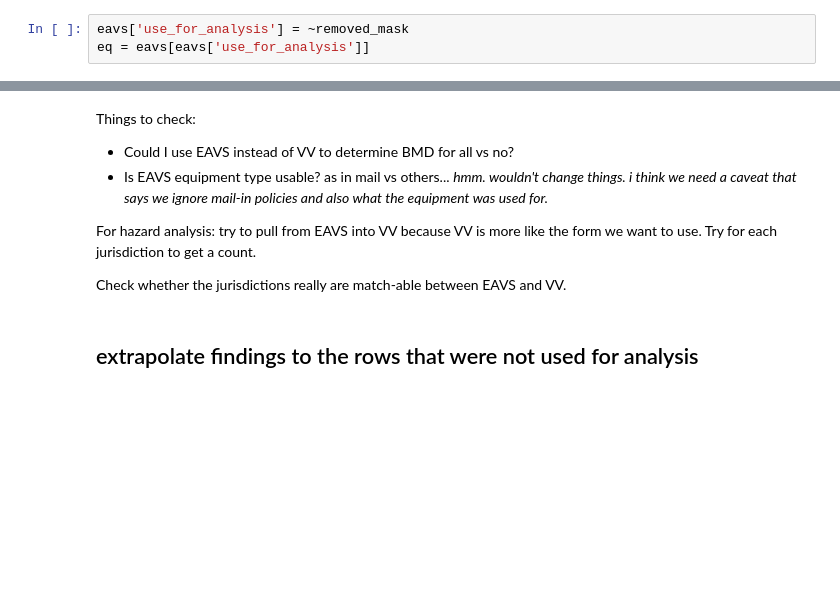
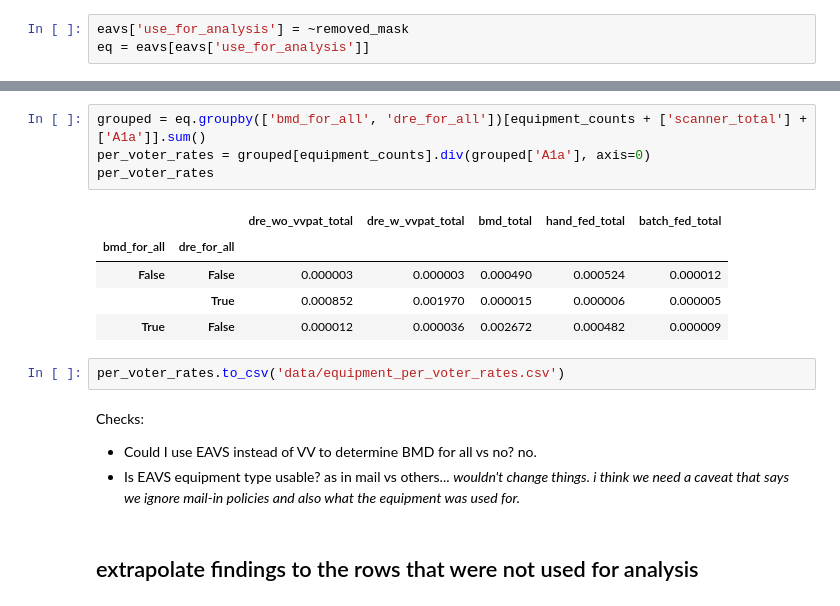
Before and after one commit to Bipartisan-Policy-Center/voting-equipment, a Jupyter notebook: cost_analysis.ipynb, the cells around one changed output, grey strips where cells are left out. Saved outputs shown, nothing was run; the diff lists cells and outputs as text; blank space fills up the shorter version.

```diff
--- a/cost_analysis.ipynb
+++ b/cost_analysis.ipynb
@@ -413,11 +286,19 @@ per_voter_rates
+# %%
+grouped = eq.groupby(['bmd_for_all', 'dre_for_all'])[equipment_counts + ['scanner_total'] + ['A1a']].sum()
+per_voter_rates = grouped[equipment_counts].div(grouped['A1a'], axis=0)
+per_voter_rates
+# %% [output]
+|  |  | dre_wo_vvpat_total | dre_w_vvpat_total | bmd_total | hand_fed_total | batch_fed_total |
+| bmd_for_all | dre_for_all |  |  |  |  |  |
+| False | False | 0.000003 | 0.000003 | 0.000490 | 0.000524 | 0.000012 |
+|  | True | 0.000852 | 0.001970 | 0.000015 | 0.000006 | 0.000005 |
+| True | False | 0.000012 | 0.000036 | 0.002672 | 0.000482 | 0.000009 |
+# %%
+per_voter_rates.to_csv('data/equipment_per_voter_rates.csv')
 # %% [markdown]
-Things to check:
-- Could I use EAVS instead of VV to determine BMD for all vs no?
-- Is EAVS equipment type usable? as in mail vs others... *hmm. wouldn't change things. i think we need a caveat that says we ignore mail-in policies and also what the equipment was used for.*
-
-For hazard analysis: try to pull from EAVS into VV because VV is more like the form we want to use. Try for each jurisdiction to get a count.
-
-Check whether the jurisdictions really are match-able between EAVS and VV.
+Checks:
+- Could I use EAVS instead of VV to determine BMD for all vs no? no.
+- Is EAVS equipment type usable? as in mail vs others... *wouldn't change things. i think we need a caveat that says we ignore mail-in policies and also what the equipment was used for.*
 # %% [markdown]
 ## extrapolate findings to the rows that were not used for analysis
 # %%
```
Also changed, not shown: parts of 18 cells of this notebook, 5 other files.
